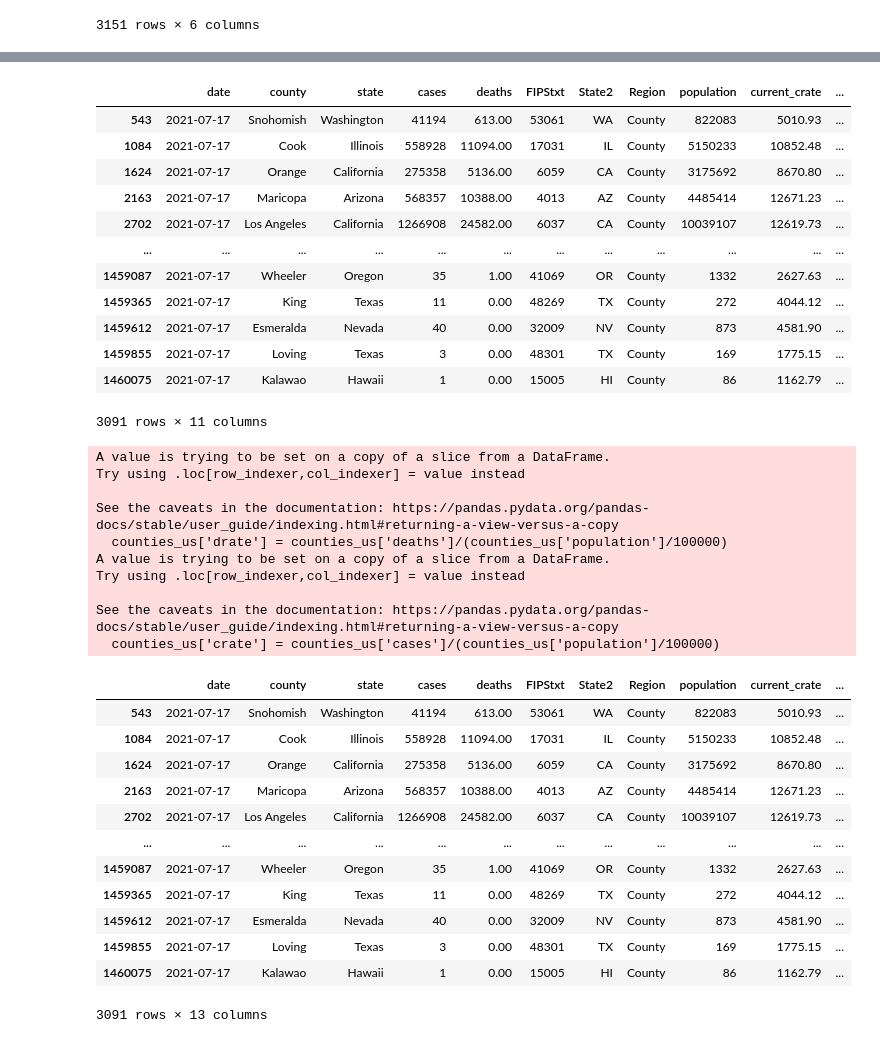
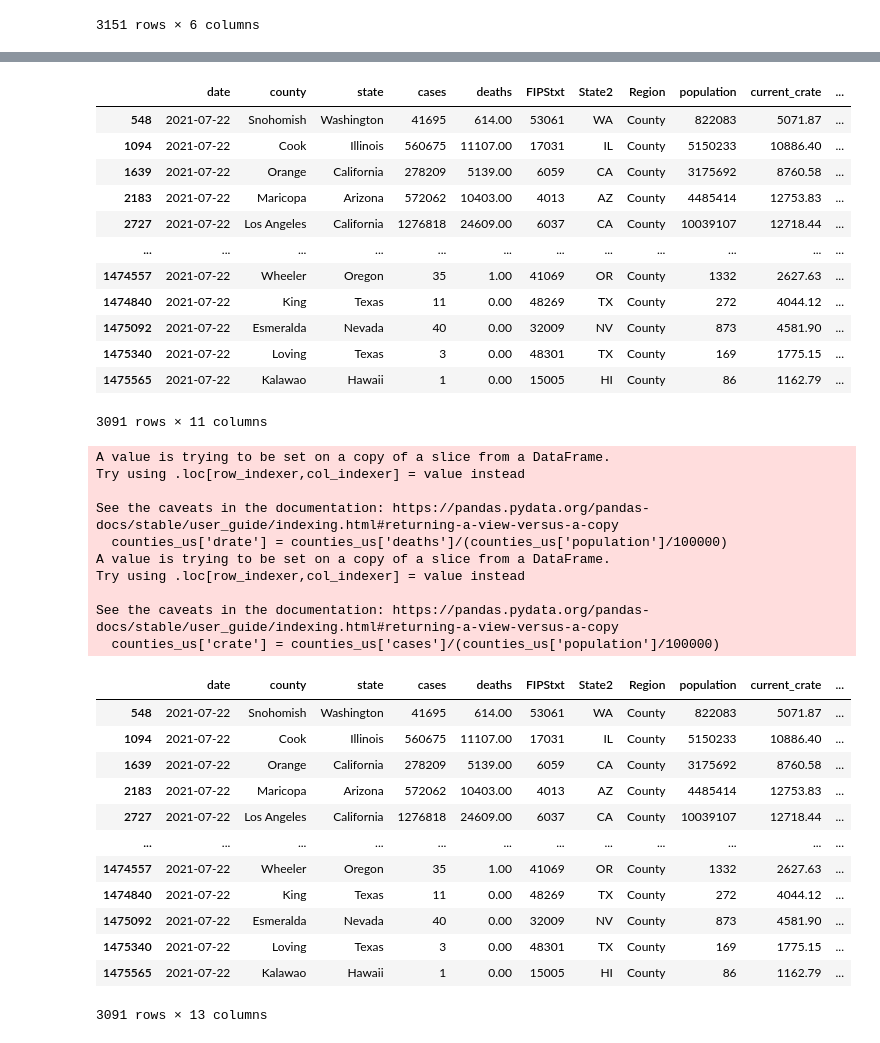
Before and after one commit to menlodoug/covid_crunching, a Jupyter notebook: pandas/COVID_USA.ipynb, the cells around one changed output, grey strips where cells are left out. Drawn from its saved outputs; the diff is of its cells as text; code cells hidden in the pictures.

```diff
--- a/pandas/COVID_USA.ipynb
+++ b/pandas/COVID_USA.ipynb
@@ -94,21 +94,21 @@ counties
 # %%
 # Isolate data from most current day.
 
-counties_us = counties[(counties['date'] == '2021-07-17') & (counties['Region'] == 'County')]
+counties_us = counties[(counties['date'] == '2021-07-22') & (counties['Region'] == 'County')]
 counties_us
 # %% [output]
 |  | date | county | state | cases | deaths | FIPStxt | State2 | Region | population | current_crate | ... |
-| 543 | 2021-07-17 | Snohomish | Washington | 41194 | 613.00 | 53061 | WA | County | 822083 | 5010.93 | ... |
-| 1084 | 2021-07-17 | Cook | Illinois | 558928 | 11094.00 | 17031 | IL | County | 5150233 | 10852.48 | ... |
-| 1624 | 2021-07-17 | Orange | California | 275358 | 5136.00 | 6059 | CA | County | 3175692 | 8670.80 | ... |
-| 2163 | 2021-07-17 | Maricopa | Arizona | 568357 | 10388.00 | 4013 | AZ | County | 4485414 | 12671.23 | ... |
-| 2702 | 2021-07-17 | Los Angeles | California | 1266908 | 24582.00 | 6037 | CA | County | 10039107 | 12619.73 | ... |
+| 548 | 2021-07-22 | Snohomish | Washington | 41695 | 614.00 | 53061 | WA | County | 822083 | 5071.87 | ... |
+| 1094 | 2021-07-22 | Cook | Illinois | 560675 | 11107.00 | 17031 | IL | County | 5150233 | 10886.40 | ... |
+| 1639 | 2021-07-22 | Orange | California | 278209 | 5139.00 | 6059 | CA | County | 3175692 | 8760.58 | ... |
+| 2183 | 2021-07-22 | Maricopa | Arizona | 572062 | 10403.00 | 4013 | AZ | County | 4485414 | 12753.83 | ... |
+| 2727 | 2021-07-22 | Los Angeles | California | 1276818 | 24609.00 | 6037 | CA | County | 10039107 | 12718.44 | ... |
 | ... | ... | ... | ... | ... | ... | ... | ... | ... | ... | ... | ... |
-| 1459087 | 2021-07-17 | Wheeler | Oregon | 35 | 1.00 | 41069 | OR | County | 1332 | 2627.63 | ... |
-| 1459365 | 2021-07-17 | King | Texas | 11 | 0.00 | 48269 | TX | County | 272 | 4044.12 | ... |
-| 1459612 | 2021-07-17 | Esmeralda | Nevada | 40 | 0.00 | 32009 | NV | County | 873 | 4581.90 | ... |
-| 1459855 | 2021-07-17 | Loving | Texas | 3 | 0.00 | 48301 | TX | County | 169 | 1775.15 | ... |
-| 1460075 | 2021-07-17 | Kalawao | Hawaii | 1 | 0.00 | 15005 | HI | County | 86 | 1162.79 | ... |
+| 1474557 | 2021-07-22 | Wheeler | Oregon | 35 | 1.00 | 41069 | OR | County | 1332 | 2627.63 | ... |
+| 1474840 | 2021-07-22 | King | Texas | 11 | 0.00 | 48269 | TX | County | 272 | 4044.12 | ... |
+| 1475092 | 2021-07-22 | Esmeralda | Nevada | 40 | 0.00 | 32009 | NV | County | 873 | 4581.90 | ... |
+| 1475340 | 2021-07-22 | Loving | Texas | 3 | 0.00 | 48301 | TX | County | 169 | 1775.15 | ... |
+| 1475565 | 2021-07-22 | Kalawao | Hawaii | 1 | 0.00 | 15005 | HI | County | 86 | 1162.79 | ... |
 3091 rows × 11 columns
 # %%
 # Create up to date rates so rankings can be performed using the latest data.
@@ -129,17 +129,17 @@ Try using .loc[row_indexer,col_indexer] = value instead
 See the caveats in the documentation: https://pandas.pydata.org/pandas-docs/stable/user_guide/indexing.html#returning-a-view-versus-a-copy
   counties_us['crate'] = counties_us['cases']/(counties_us['population']/100000)
 |  | date | county | state | cases | deaths | FIPStxt | State2 | Region | population | current_crate | ... |
-| 543 | 2021-07-17 | Snohomish | Washington | 41194 | 613.00 | 53061 | WA | County | 822083 | 5010.93 | ... |
-| 1084 | 2021-07-17 | Cook | Illinois | 558928 | 11094.00 | 17031 | IL | County | 5150233 | 10852.48 | ... |
-| 1624 | 2021-07-17 | Orange | California | 275358 | 5136.00 | 6059 | CA | County | 3175692 | 8670.80 | ... |
-| 2163 | 2021-07-17 | Maricopa | Arizona | 568357 | 10388.00 | 4013 | AZ | County | 4485414 | 12671.23 | ... |
-| 2702 | 2021-07-17 | Los Angeles | California | 1266908 | 24582.00 | 6037 | CA | County | 10039107 | 12619.73 | ... |
+| 548 | 2021-07-22 | Snohomish | Washington | 41695 | 614.00 | 53061 | WA | County | 822083 | 5071.87 | ... |
+| 1094 | 2021-07-22 | Cook | Illinois | 560675 | 11107.00 | 17031 | IL | County | 5150233 | 10886.40 | ... |
+| 1639 | 2021-07-22 | Orange | California | 278209 | 5139.00 | 6059 | CA | County | 3175692 | 8760.58 | ... |
+| 2183 | 2021-07-22 | Maricopa | Arizona | 572062 | 10403.00 | 4013 | AZ | County | 4485414 | 12753.83 | ... |
+| 2727 | 2021-07-22 | Los Angeles | California | 1276818 | 24609.00 | 6037 | CA | County | 10039107 | 12718.44 | ... |
 | ... | ... | ... | ... | ... | ... | ... | ... | ... | ... | ... | ... |
-| 1459087 | 2021-07-17 | Wheeler | Oregon | 35 | 1.00 | 41069 | OR | County | 1332 | 2627.63 | ... |
-| 1459365 | 2021-07-17 | King | Texas | 11 | 0.00 | 48269 | TX | County | 272 | 4044.12 | ... |
-| 1459612 | 2021-07-17 | Esmeralda | Nevada | 40 | 0.00 | 32009 | NV | County | 873 | 4581.90 | ... |
-| 1459855 | 2021-07-17 | Loving | Texas | 3 | 0.00 | 48301 | TX | County | 169 | 1775.15 | ... |
-| 1460075 | 2021-07-17 | Kalawao | Hawaii | 1 | 0.00 | 15005 | HI | County | 86 | 1162.79 | ... |
+| 1474557 | 2021-07-22 | Wheeler | Oregon | 35 | 1.00 | 41069 | OR | County | 1332 | 2627.63 | ... |
+| 1474840 | 2021-07-22 | King | Texas | 11 | 0.00 | 48269 | TX | County | 272 | 4044.12 | ... |
+| 1475092 | 2021-07-22 | Esmeralda | Nevada | 40 | 0.00 | 32009 | NV | County | 873 | 4581.90 | ... |
+| 1475340 | 2021-07-22 | Loving | Texas | 3 | 0.00 | 48301 | TX | County | 169 | 1775.15 | ... |
+| 1475565 | 2021-07-22 | Kalawao | Hawaii | 1 | 0.00 | 15005 | HI | County | 86 | 1162.79 | ... |
 3091 rows × 13 columns
 # %%
 # Create ranking of infection rates by county for each state
```
Also changed, not shown: parts of 13 cells of this notebook, 45 other files.
